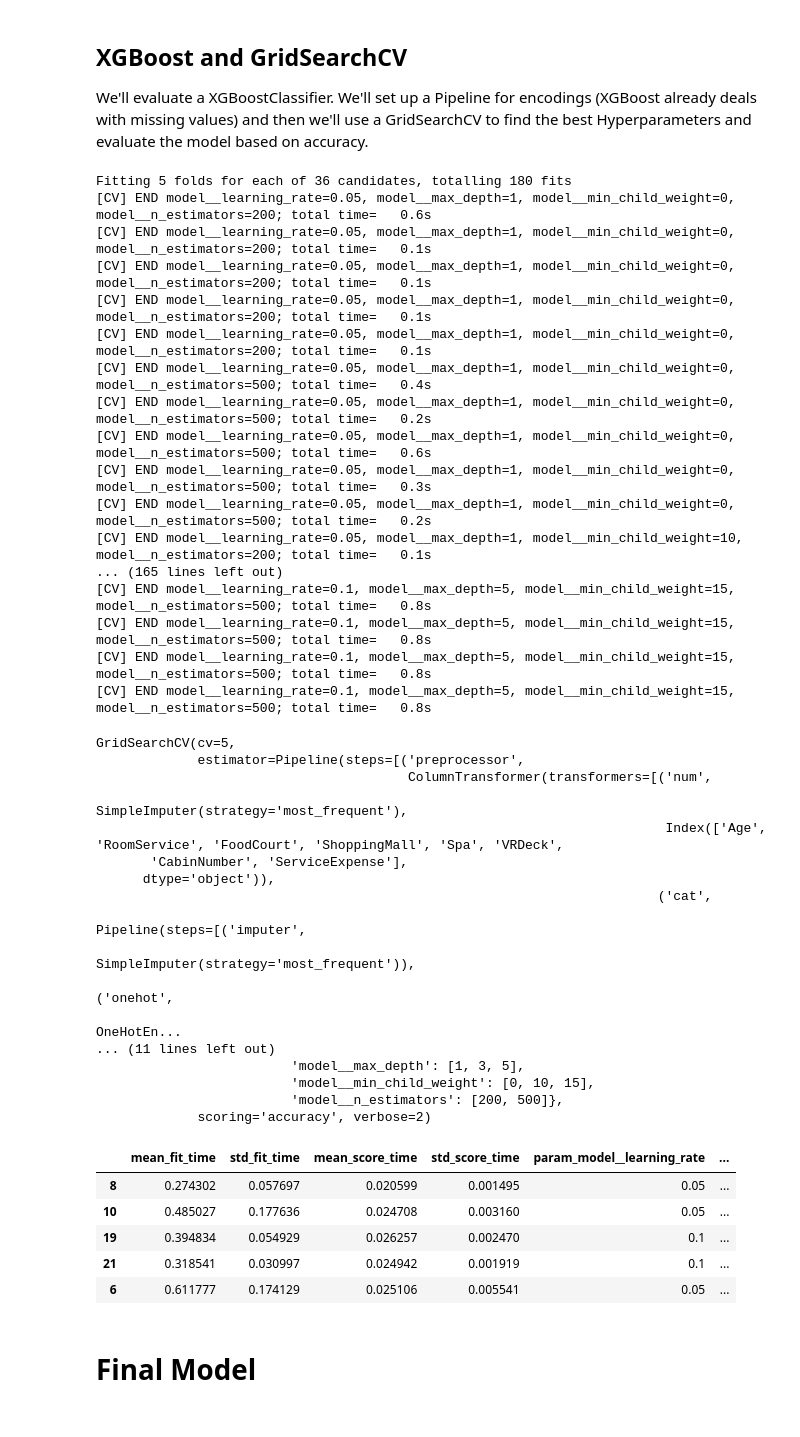
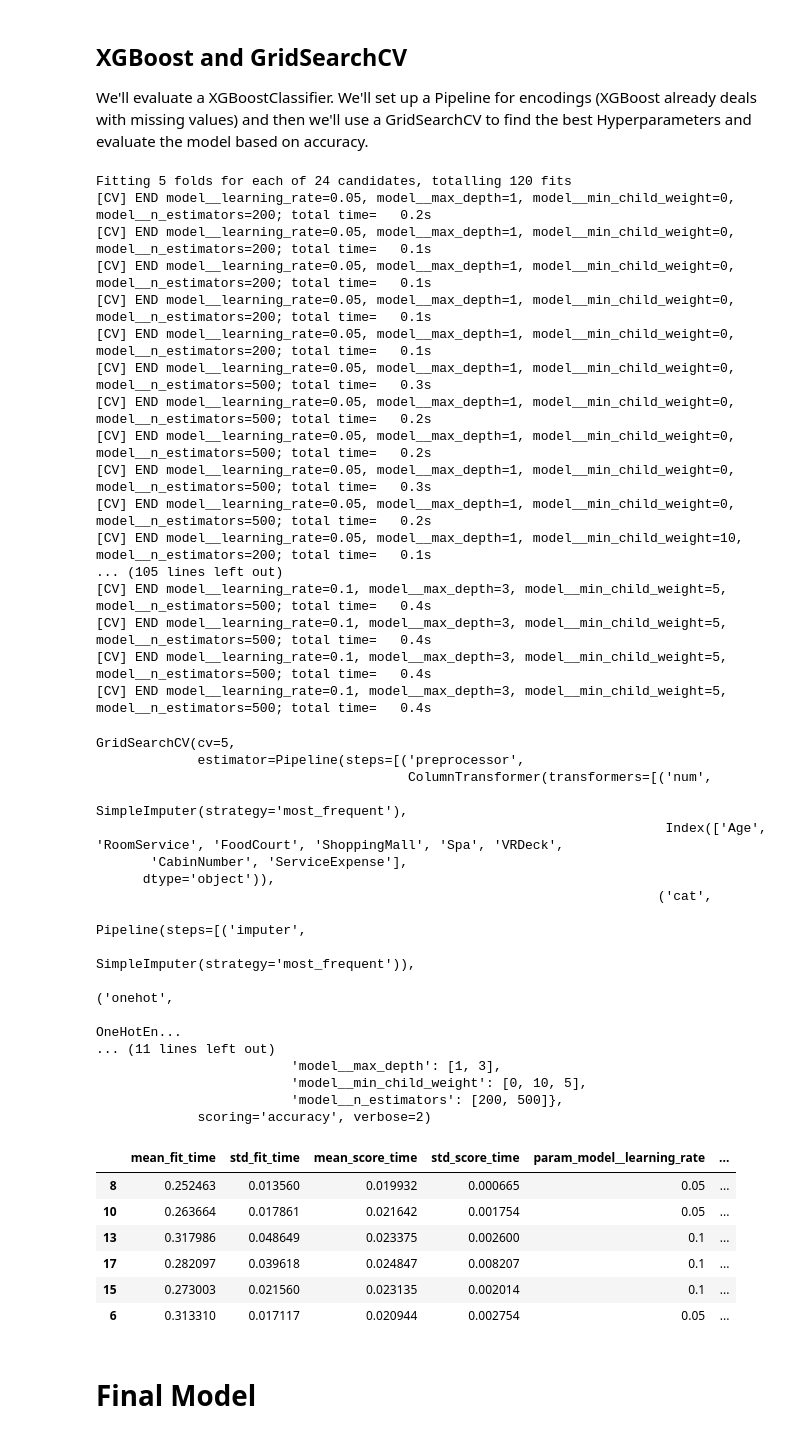
Before and after one commit to Ednaxx/titanic-spaceship-classifier, a Jupyter notebook: spaceship-titanic-classifier.ipynb, the cells around one changed output. Cells and saved outputs as stored; diff of their text form; code cells hidden in the pictures.

```diff
--- a/spaceship-titanic-classifier.ipynb
+++ b/spaceship-titanic-classifier.ipynb
@@ -273,31 +273,31 @@ pipe = create_pipeline(XGBClassifier(random_state=1, n_jobs=6), X)
 params = {
     "model__n_estimators": [200, 500],
     "model__learning_rate": [0.05, 0.1],
-    "model__max_depth" : [1, 3, 5],
-    "model__min_child_weight": [0, 10, 15]
+    "model__max_depth" : [1, 3],
+    "model__min_child_weight": [0, 10, 5]
 }
 
 cv = GridSearchCV(pipe, params, cv=5, scoring="accuracy", verbose=2)
 # %%
 cv.fit(X, y)
 # %% [output]
-Fitting 5 folds for each of 36 candidates, totalling 180 fits
-[CV] END model__learning_rate=0.05, model__max_depth=1, model__min_child_weight=0, model__n_estimators=200; total time=   0.6s
+Fitting 5 folds for each of 24 candidates, totalling 120 fits
+[CV] END model__learning_rate=0.05, model__max_depth=1, model__min_child_weight=0, model__n_estimators=200; total time=   0.2s
 [CV] END model__learning_rate=0.05, model__max_depth=1, model__min_child_weight=0, model__n_estimators=200; total time=   0.1s
 [CV] END model__learning_rate=0.05, model__max_depth=1, model__min_child_weight=0, model__n_estimators=200; total time=   0.1s
 [CV] END model__learning_rate=0.05, model__max_depth=1, model__min_child_weight=0, model__n_estimators=200; total time=   0.1s
 [CV] END model__learning_rate=0.05, model__max_depth=1, model__min_child_weight=0, model__n_estimators=200; total time=   0.1s
-[CV] END model__learning_rate=0.05, model__max_depth=1, model__min_child_weight=0, model__n_estimators=500; total time=   0.4s
+[CV] END model__learning_rate=0.05, model__max_depth=1, model__min_child_weight=0, model__n_estimators=500; total time=   0.3s
 [CV] END model__learning_rate=0.05, model__max_depth=1, model__min_child_weight=0, model__n_estimators=500; total time=   0.2s
-[CV] END model__learning_rate=0.05, model__max_depth=1, model__min_child_weight=0, model__n_estimators=500; total time=   0.6s
+[CV] END model__learning_rate=0.05, model__max_depth=1, model__min_child_weight=0, model__n_estimators=500; total time=   0.2s
 [CV] END model__learning_rate=0.05, model__max_depth=1, model__min_child_weight=0, model__n_estimators=500; total time=   0.3s
 [CV] END model__learning_rate=0.05, model__max_depth=1, model__min_child_weight=0, model__n_estimators=500; total time=   0.2s
 [CV] END model__learning_rate=0.05, model__max_depth=1, model__min_child_weight=10, model__n_estimators=200; total time=   0.1s
-... (165 lines left out)
-[CV] END model__learning_rate=0.1, model__max_depth=5, model__min_child_weight=15, model__n_estimators=500; total time=   0.8s
-[CV] END model__learning_rate=0.1, model__max_depth=5, model__min_child_weight=15, model__n_estimators=500; total time=   0.8s
-[CV] END model__learning_rate=0.1, model__max_depth=5, model__min_child_weight=15, model__n_estimators=500; total time=   0.8s
-[CV] END model__learning_rate=0.1, model__max_depth=5, model__min_child_weight=15, model__n_estimators=500; total time=   0.8s
+... (105 lines left out)
+[CV] END model__learning_rate=0.1, model__max_depth=3, model__min_child_weight=5, model__n_estimators=500; total time=   0.4s
+[CV] END model__learning_rate=0.1, model__max_depth=3, model__min_child_weight=5, model__n_estimators=500; total time=   0.4s
+[CV] END model__learning_rate=0.1, model__max_depth=3, model__min_child_weight=5, model__n_estimators=500; total time=   0.4s
+[CV] END model__learning_rate=0.1, model__max_depth=3, model__min_child_weight=5, model__n_estimators=500; total time=   0.4s
 GridSearchCV(cv=5,
              estimator=Pipeline(steps=[('preprocessor',
                                         ColumnTransformer(transformers=[('num',
@@ -311,20 +311,21 @@ GridSearchCV(cv=5,
                                                                                          ('onehot',
                                                                                           OneHotEn...
 ... (11 lines left out)
-                         'model__max_depth': [1, 3, 5],
-                         'model__min_child_weight': [0, 10, 15],
+                         'model__max_depth': [1, 3],
+                         'model__min_child_weight': [0, 10, 5],
                          'model__n_estimators': [200, 500]},
              scoring='accuracy', verbose=2)
 # %%
-results = pd.DataFrame(cv.cv_results_).sort_values("rank_test_score").head()
+results = pd.DataFrame(cv.cv_results_).sort_values("rank_test_score").head(6)
 results
 # %% [output]
 |  | mean_fit_time | std_fit_time | mean_score_time | std_score_time | param_model__learning_rate | ... |
-| 8 | 0.274302 | 0.057697 | 0.020599 | 0.001495 | 0.05 | ... |
-| 10 | 0.485027 | 0.177636 | 0.024708 | 0.003160 | 0.05 | ... |
-| 19 | 0.394834 | 0.054929 | 0.026257 | 0.002470 | 0.1 | ... |
-| 21 | 0.318541 | 0.030997 | 0.024942 | 0.001919 | 0.1 | ... |
-| 6 | 0.611777 | 0.174129 | 0.025106 | 0.005541 | 0.05 | ... |
+| 8 | 0.252463 | 0.013560 | 0.019932 | 0.000665 | 0.05 | ... |
+| 10 | 0.263664 | 0.017861 | 0.021642 | 0.001754 | 0.05 | ... |
+| 13 | 0.317986 | 0.048649 | 0.023375 | 0.002600 | 0.1 | ... |
+| 17 | 0.282097 | 0.039618 | 0.024847 | 0.008207 | 0.1 | ... |
+| 15 | 0.273003 | 0.021560 | 0.023135 | 0.002014 | 0.1 | ... |
+| 6 | 0.313310 | 0.017117 | 0.020944 | 0.002754 | 0.05 | ... |
 # %% [markdown]
 # Final Model
 # %%
```
Also changed, not shown: parts of 3 cells of this notebook, 1 other file.
